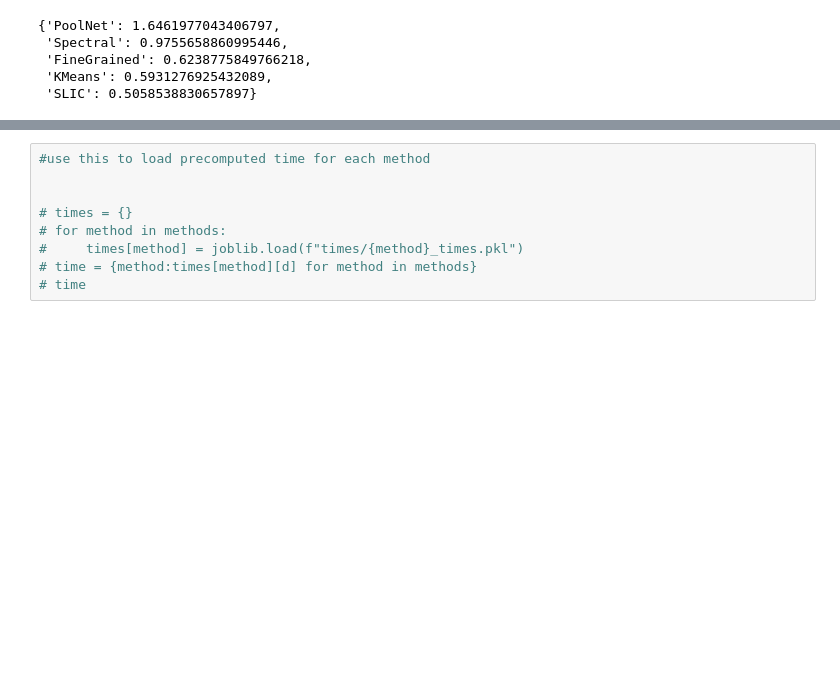
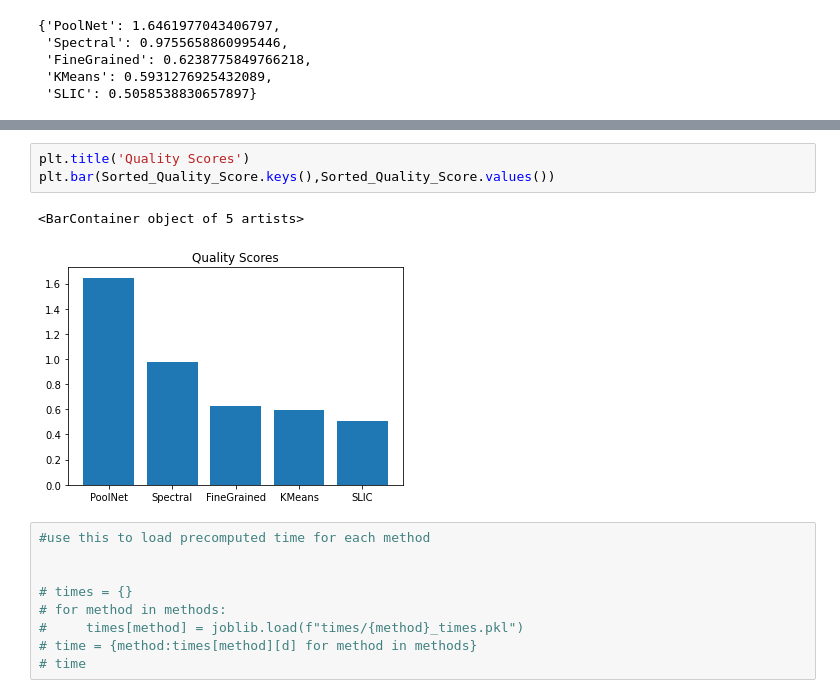
Before and after one commit to UserDebS/Saliency_Selector, a Jupyter notebook: salSelection.ipynb, the cells around one changed output, grey strips where cells are left out. Saved outputs shown, nothing was run; the diff lists cells and outputs as text; blank space fills up the shorter version.

Commit message:
just added a few graphs

```diff
--- a/salSelection.ipynb
+++ b/salSelection.ipynb
@@ -213,3 +232,9 @@ Sorted_Quality_Score
+# %%
+plt.title('Quality Scores')
+plt.bar(Sorted_Quality_Score.keys(),Sorted_Quality_Score.values())
+# %% [output]
+<BarContainer object of 5 artists>
+[figure, added]
 # %%
 #use this to load precomputed time for each method
 
```
Also changed, not shown: parts of 11 cells of this notebook, 10 other files.
